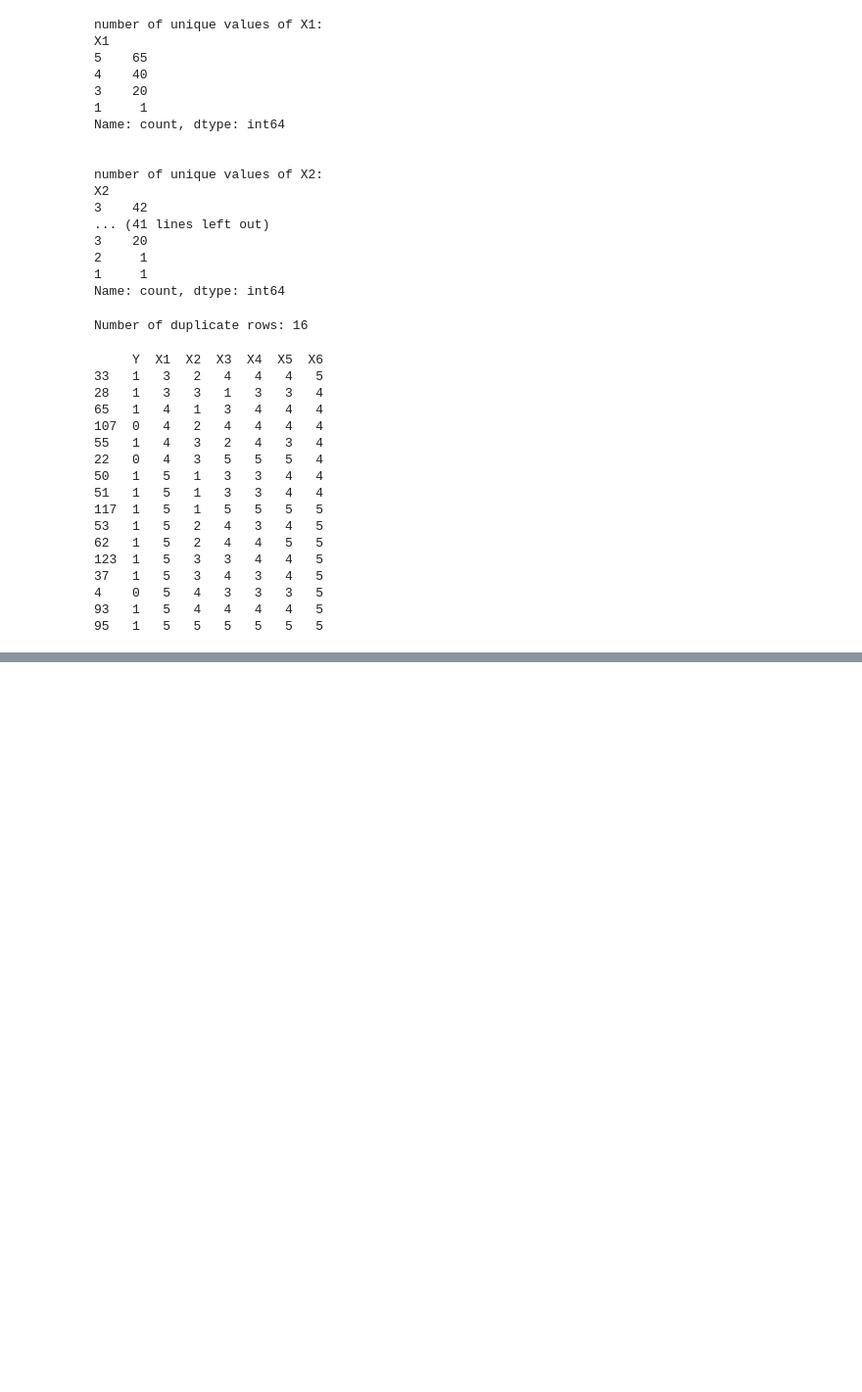
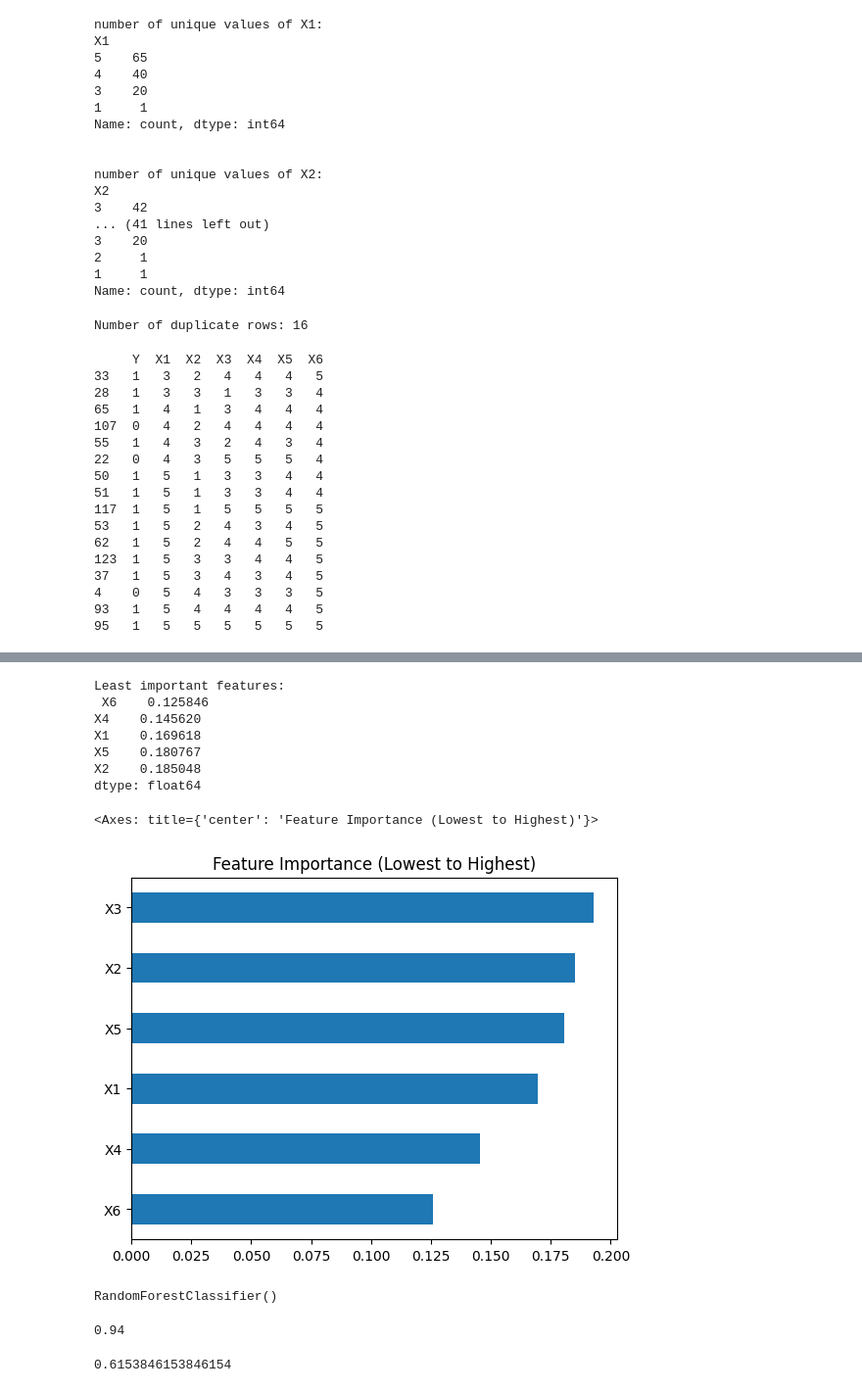
Before and after one commit to nawazyarkhan/EvG0OxbGO4xst3Jp, a Jupyter notebook: happycustomer.ipynb, the cells around one changed output, grey strips where cells are left out. Shown: that part at 98% size. Cells and saved outputs as stored; diff of their text form; code cells hidden in the pictures; blank space fills up the shorter version.

```diff
--- a/happycustomer.ipynb
+++ b/happycustomer.ipynb
@@ -358,0 +378,3 @@ np.int64(4)
+# %%
+customer_df_input = customer_df.drop(columns=['Y'])
+customer_df_output = customer_df['Y']
@@ -358,0 +417,39 @@ np.int64(4)
+# %%
+X,y = customer_df_input, customer_df_output
+X_train, X_test, y_train, y_test = train_test_split(X, y, test_size=0.20, random_state=42)
+# %%
+# Train model
+model = RandomForestClassifier()
+model.fit(X, y)
+
+# Get feature importance
+importances = pd.Series(model.feature_importances_, index=X.columns)
+importances.sort_values(ascending=True, inplace=True)
+
+# Show least important
+print("Least important features:\n", importances.head())
+
+importances.plot(kind='barh', title='Feature Importance (Lowest to Highest)')
+# %% [output]
+Least important features:
+ X6    0.125846
+X4    0.145620
+X1    0.169618
+X5    0.180767
+X2    0.185048
+dtype: float64
+<Axes: title={'center': 'Feature Importance (Lowest to Highest)'}>
+[figure, added]
+# %%
+model_rf = RandomForestClassifier()
+model_rf.fit(X_train, y_train)
+# %% [output]
+RandomForestClassifier()
+# %%
+model_rf.score(X_train, y_train)
+# %% [output]
+0.94
+# %%
+model_rf.score(X_test, y_test)
+# %% [output]
+0.6153846153846154
```
Also changed, not shown: parts of 13 cells of this notebook.
